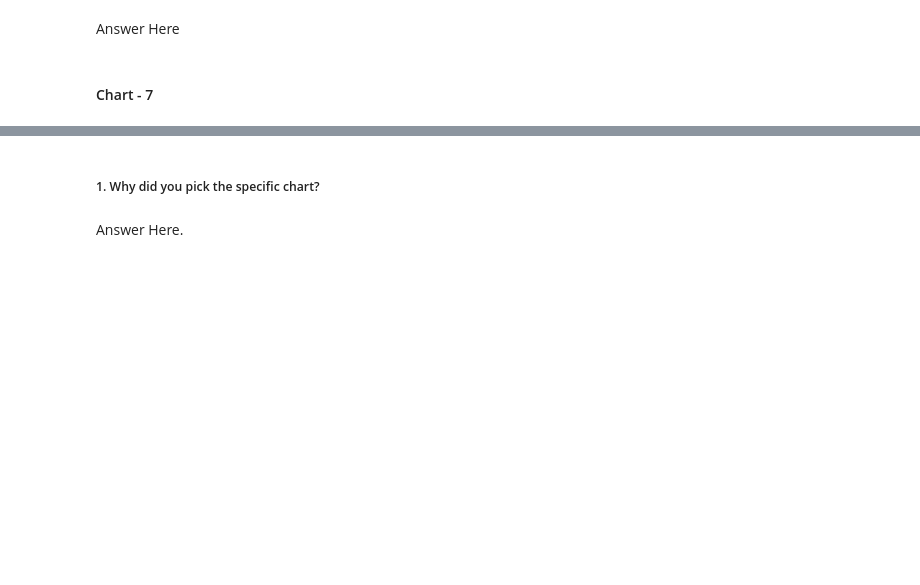
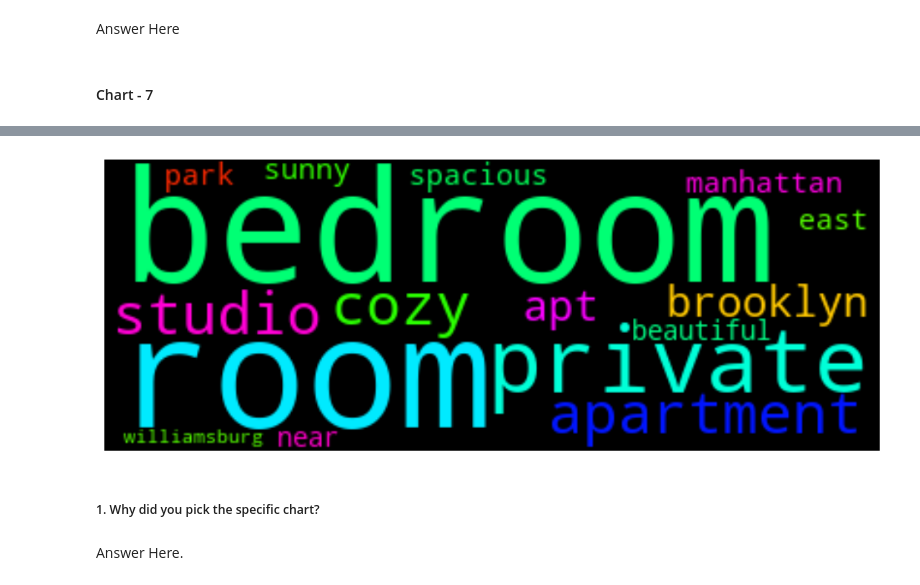
Before and after one commit to rksonu21/Air_BnB, a Jupyter notebook: EDA_Capstone_Sonu_Rajan.ipynb, the cells around one changed output, grey strips where cells are left out. Drawn from its saved outputs; the diff is of its cells as text; code cells hidden in the pictures; blank space fills up the shorter version.

```diff
--- a/EDA_Capstone_Sonu_Rajan.ipynb
+++ b/EDA_Capstone_Sonu_Rajan.ipynb
@@ -645,0 +674,7 @@ NameError: name 'new' is not defined
+# %%
+# Importing 'counter' library to count and generate raw data and count top 25 most used words
+from collections import Counter
+
+# Counting most common words
+count_words = Counter(names_count).most_common()
+count_words[:25]
@@ -645,0 +699,6 @@ NameError: name 'new' is not defined
+# %%
+# Cleaning the List by removing prepositions
+items_to_remove = {('in', 16733), ('the', 3869), ('to', 3827), ('of', 2993), ('-', 2272), ('a', 1909)}
+top_25_cleaned = [e for e in count_words if e not in items_to_remove]
+top_25 = top_25_cleaned[:25]
+top_25
@@ -645,0 +723,5 @@ NameError: name 'new' is not defined
+# %%
+#converting the data into DataFrame
+word_count_df = pd.DataFrame(top_25)
+word_count_df.rename(columns={0:'Words',1:'Counts'},inplace=True)
+word_count_df
@@ -646,3 +746,18 @@ NameError: name 'new' is not defined
+# %%
+#Importing WordCloud library
+from wordcloud import WordCloud, ImageColorGenerator
+text = ' '.join(str(n) for n in word_count_df.Words)
+
+#Generating wordcloud image
+wordcloud = WordCloud(max_font_size=80, colormap='hsv', width=400, height=150).generate(text)
+plt.figure(figsize=(12,8))
+
+#Displaying the image
+plt.imshow(wordcloud, interpolation='bilinear')
+plt.axis('off')
+plt.show()
+# %% [output]
+[figure, added]
 # %% [markdown]
 ##### 1. Why did you pick the specific chart?
 # %% [markdown]
```
Also changed, not shown: parts of 60 cells of this notebook.
